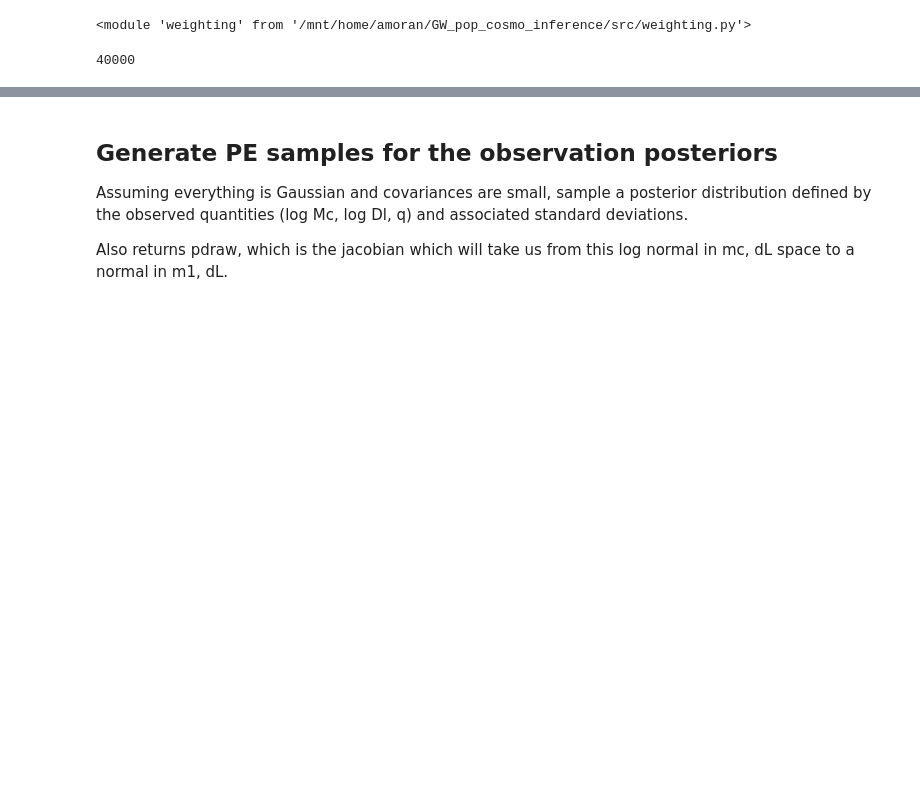
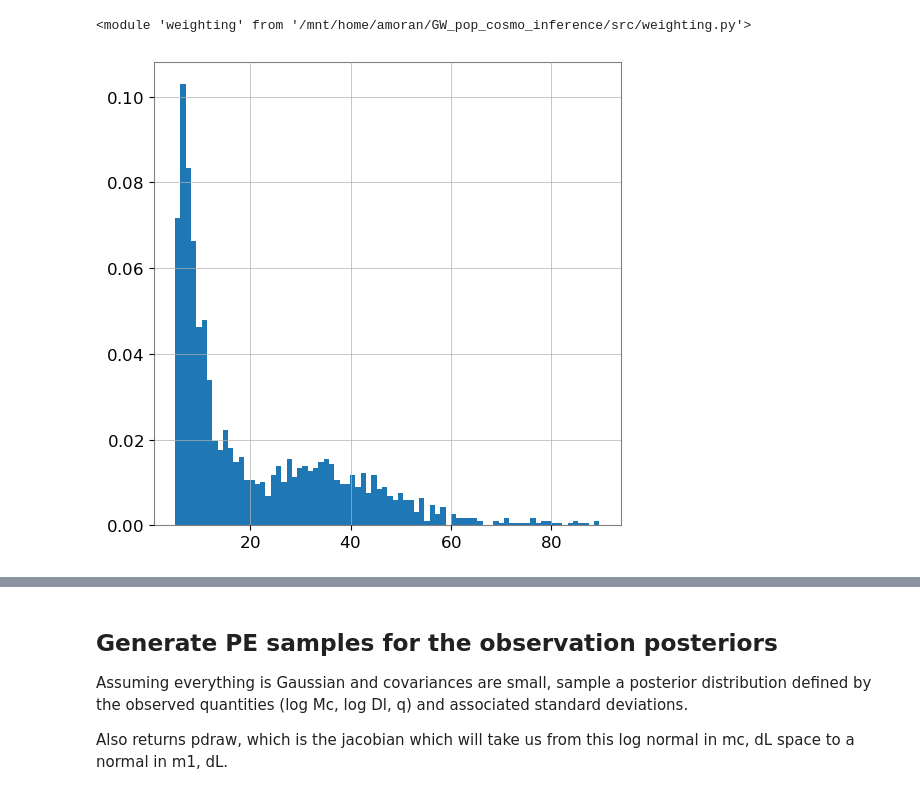
Before and after one commit to abby-moran/GW_pop_cosmo_inference, a Jupyter notebook: src/gen_mock_files.ipynb, the cells around one changed output, grey strips where cells are left out. Saved outputs shown, nothing was run; the diff lists cells and outputs as text; code cells hidden in the pictures; blank space fills up the shorter version.

```diff
--- a/src/gen_mock_files.ipynb
+++ b/src/gen_mock_files.ipynb
@@ -322,11 +328,11 @@ reload(weighting)
 # %%
 detection_threshold=8
 
-inj = pd.read_hdf('injections/con2_SNRcomp_ext.h5', key='true_parameters')[:40000]#:80000]
-#inj = pd.read_hdf('injections/con3_SNRcomp_ext.h5', key='true_parameters')[:8000]
+inj3 = pd.read_hdf('injections/con3.h5', key='true_parameters')[:8000]#:80000]
+inj2 = pd.read_hdf('injections/con2_1.h5', key='true_parameters')[:8000]
+inj = pd.read_hdf('con2_snr0.h5', key='true_parameters')[:2800]
 
+#inj['Theta']=np.ones(1800)-.1
 cosmo = intensity_models.FlatwCDMCosmology(population_parameters['h'], population_parameters['Om'],
                                            population_parameters['w'], population_parameters['zmax'])
-len(inj)
+#len(inj)
-# %% [output]
-40000
@@ -334,0 +339,12 @@ get_mock_obs(inj, 'data/obs_con2_rlerr.h5', cosmo)
+# %%
+custom_cosmo = intensity_models.FlatwCDMCosmology(population_parameters['h'], population_parameters['Om'], population_parameters['w'], population_parameters['zmax'])
+population_parameters['cosmo'] = custom_cosmo
+# %%
+log_dN_obj = intensity_models.LogDNDMDQDV
+pop_params = {key: population_parameters[key] for key in getfullargspec(log_dN_obj)[0][1:] if key in population_parameters.keys()}
+log_dN_func=log_dN_obj(**pop_params)
+log_dN_vals = log_dN_func(inj['m1'].values, inj['q'].values, inj['z'].values)
+log_w = log_dN_vals +jnp.log(cosmo.dVCdz(inj['z'].values)) -jnp.log1p(inj['z'].values) #- jnp.log(inj['pdraw_mqz'].values)
+inj['pdraw_sel']=np.exp(log_w )
+inj['dl']=population_parameters['cosmo'].dL(np.array(inj['z']))
+get_mock_obs(inj, 'data/obssel_con2_snr0.h5', cosmo, mult=0,  jitter_SNR=False, detection_threshold=0)
@@ -334,0 +353,5 @@ get_mock_obs(inj, 'data/obs_con2_rlerr.h5', cosmo)
+# %%
+m1_plot=inj['m1'][inj['m1']<90]
+plt.hist(m1_plot, bins=80, density=True);
+# %% [output]
+[figure, added]
```
Also changed, not shown: parts of 11 cells of this notebook, 4 other files.
